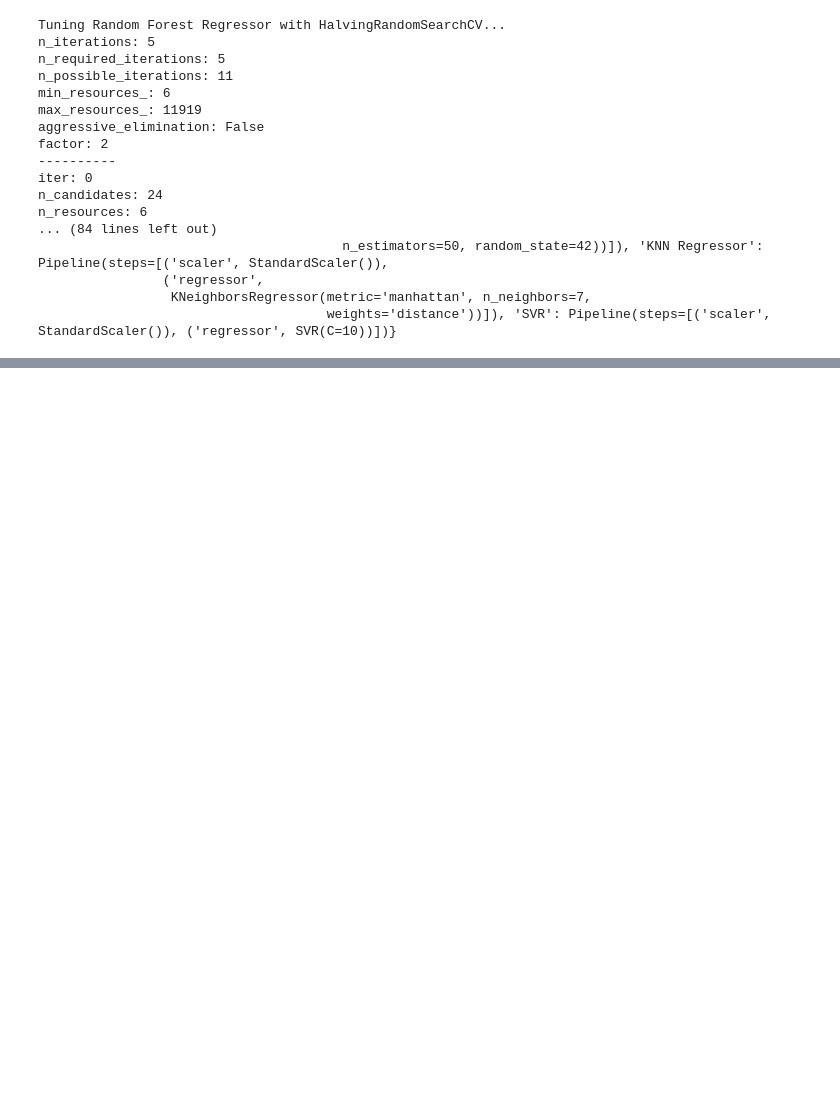
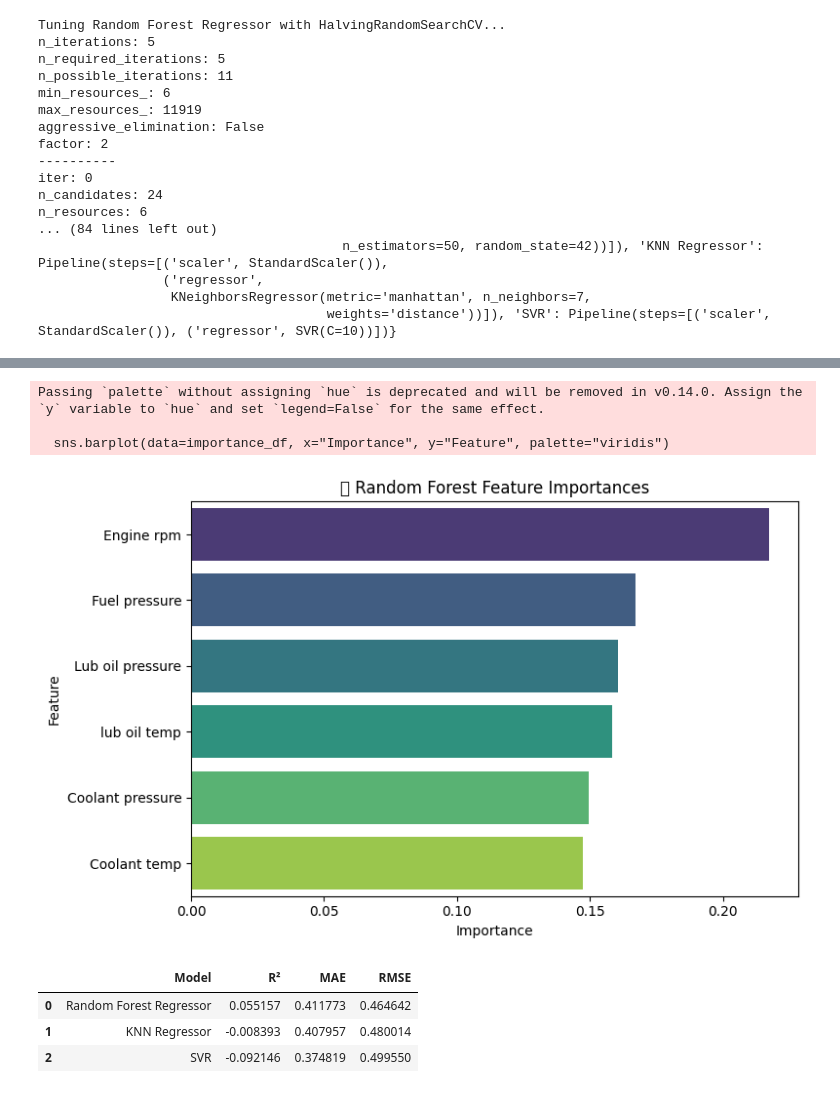
Before and after one commit to LokeshUpputri/Predictive-Maintenance-of-Automotive-Engines, a Jupyter notebook: Project_Automotive_Vehicle.ipynb, the cells around one changed output, grey strips where cells are left out. Cells and saved outputs as stored; diff of their text form; code cells hidden in the pictures; blank space fills up the shorter version.

```diff
--- a/Project_Automotive_Vehicle.ipynb
+++ b/Project_Automotive_Vehicle.ipynb
@@ -723,0 +963,41 @@ n_resources: 6
+# %%
+import pandas as pd
+
+rf_model = best_tuned_models["Random Forest Regressor"].named_steps["regressor"]
+feature_importances = rf_model.feature_importances_
+
+importance_df = pd.DataFrame({
+    "Feature": X_train.columns,
+    "Importance": feature_importances
+}).sort_values(by="Importance", ascending=False)
+
+# Plot
+plt.figure(figsize=(8, 5))
+sns.barplot(data=importance_df, x="Importance", y="Feature", palette="viridis")
+plt.title("🔍 Random Forest Feature Importances")
+plt.tight_layout()
+plt.show()
+# %% [output]
+Passing `palette` without assigning `hue` is deprecated and will be removed in v0.14.0. Assign the `y` variable to `hue` and set `legend=False` for the same effect.
+
+  sns.barplot(data=importance_df, x="Importance", y="Feature", palette="viridis")
+[figure, added]
+# %%
+results = []
+
+for name, model in best_tuned_models.items():
+    y_pred = model.predict(X_test)
+    results.append({
+        "Model": name,
+        "R²": r2_score(y_test, y_pred),
+        "MAE": mean_absolute_error(y_test, y_pred),
+        "RMSE": mean_squared_error(y_test, y_pred) ** 0.5
+    })
+
+results_df = pd.DataFrame(results).sort_values(by="R²", ascending=False)
+display(results_df)
+# %% [output]
+|  | Model | R² | MAE | RMSE |
+| 0 | Random Forest Regressor | 0.055157 | 0.411773 | 0.464642 |
+| 1 | KNN Regressor | -0.008393 | 0.407957 | 0.480014 |
+| 2 | SVR | -0.092146 | 0.374819 | 0.499550 |
```
Also changed, not shown: parts of 14 cells of this notebook.
